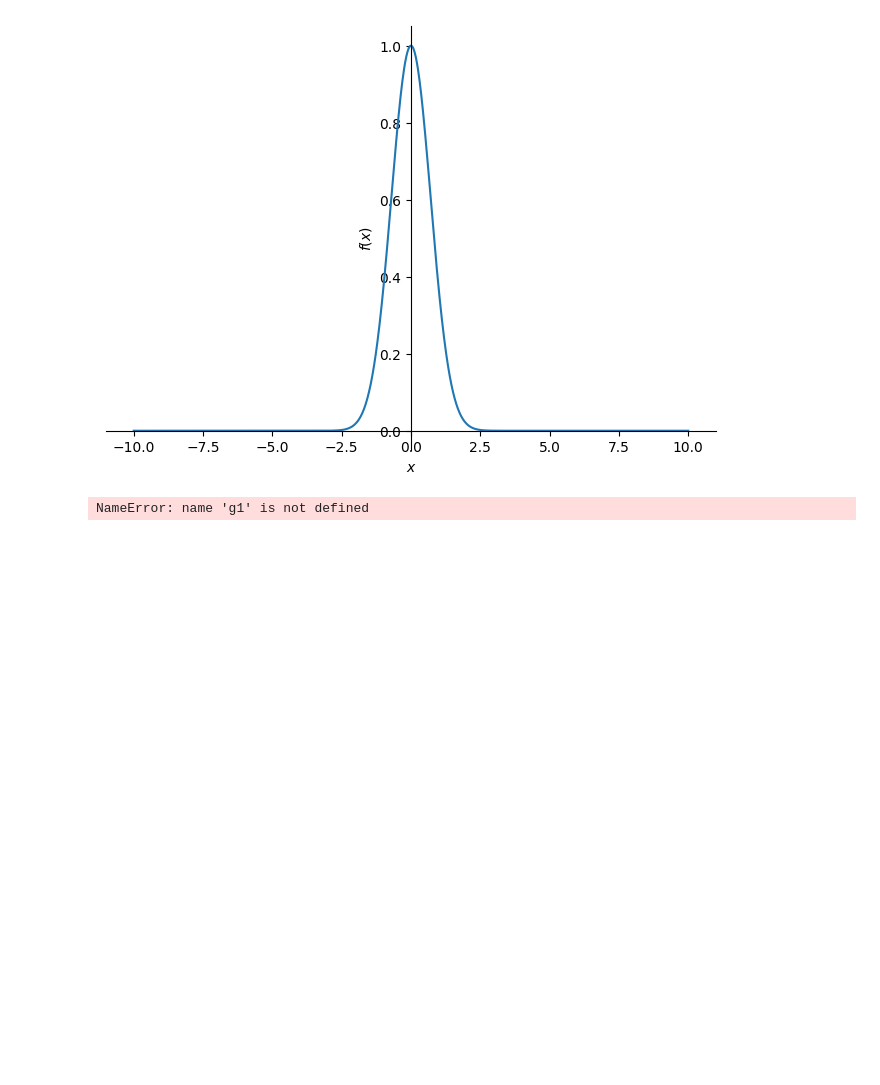
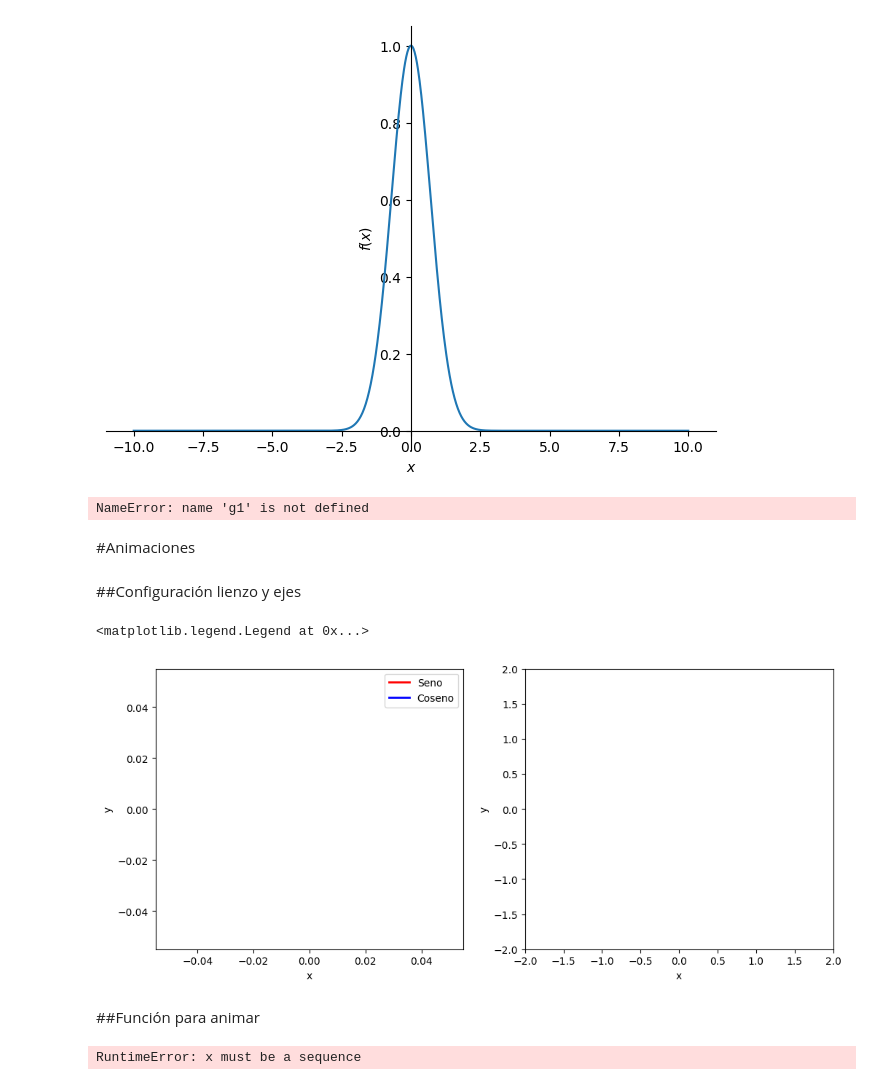
Before and after one commit to Diego-Delgadillo/Diego-Delgadillo, a Jupyter notebook: PROGRAMACION_AVANZADA.ipynb, the cells around one changed output. Cells and saved outputs as stored; diff of their text form; code cells hidden in the pictures; blank space fills up the shorter version.

```diff
--- a/PROGRAMACION_AVANZADA.ipynb
+++ b/PROGRAMACION_AVANZADA.ipynb
@@ -759,3 +759,5 @@ g1.show()
 # %% [output]
 [figure]
 NameError: name 'g1' is not defined
+# %% [markdown]
+#Animaciones
@@ -761,0 +768,29 @@ NameError: name 'g1' is not defined
+# %% [markdown]
+##Configuración lienzo y ejes
+# %%
+# Crear una figura con sus respectivos ejes
+fig = plt.figure(figsize=(12, 5))
+ax1 = fig.add_subplot(1, 2, 1)
+ax2 = fig.add_subplot(1, 2, 2)
+
+ax1.set_xlabel('x')
+ax1.set_ylabel('y')
+
+
+ax2.set_xlim((-2, 2))
+ax2.set_ylim((-2, 2))
+ax2.set_xlabel('x')
+ax2.set_ylabel('y')
+
+linea1, = ax1.plot([], [], 'r', lw=2)
+linea2, = ax1.plot([], [], 'b', lw=2)
+pt1, = ax2.plot([], [], 'ro')
+pt2, = ax2.plot([], [], 'bo')
+
+linea3, = ax2.plot([],[],'y',lw=2)
+ax1.legend(['Seno', 'Coseno'])
+# %% [output]
+<matplotlib.legend.Legend at 0x...>
+[figure, added]
+# %% [markdown]
+##Función para animar
@@ -761,0 +813,7 @@ NameError: name 'g1' is not defined
+# %%
+#Renderiza la animacion
+%matplotlib inline
+from IPython.display import HTML
+HTML(anim.to_jshtml())
+# %% [output]
+RuntimeError: x must be a sequence
```
Also changed, not shown: parts of 3 cells of this notebook.
